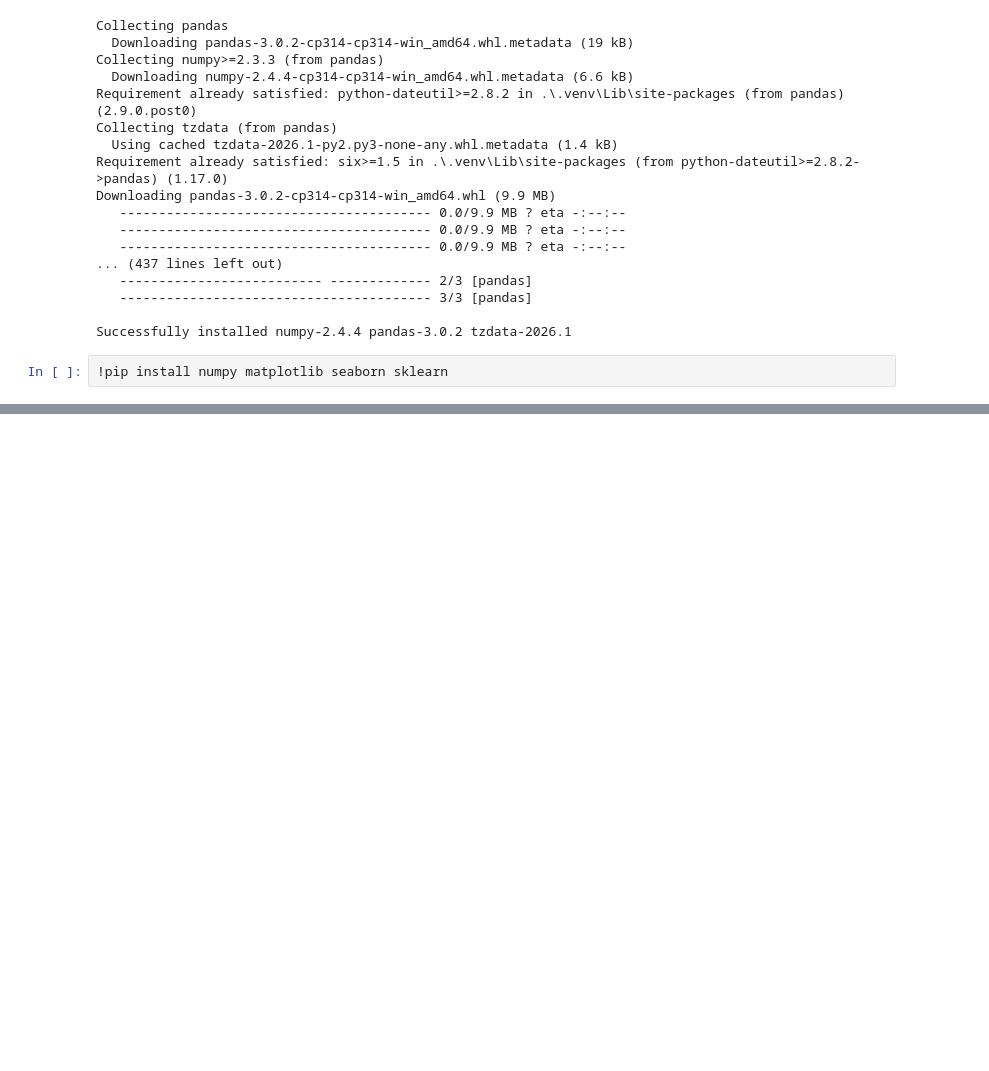
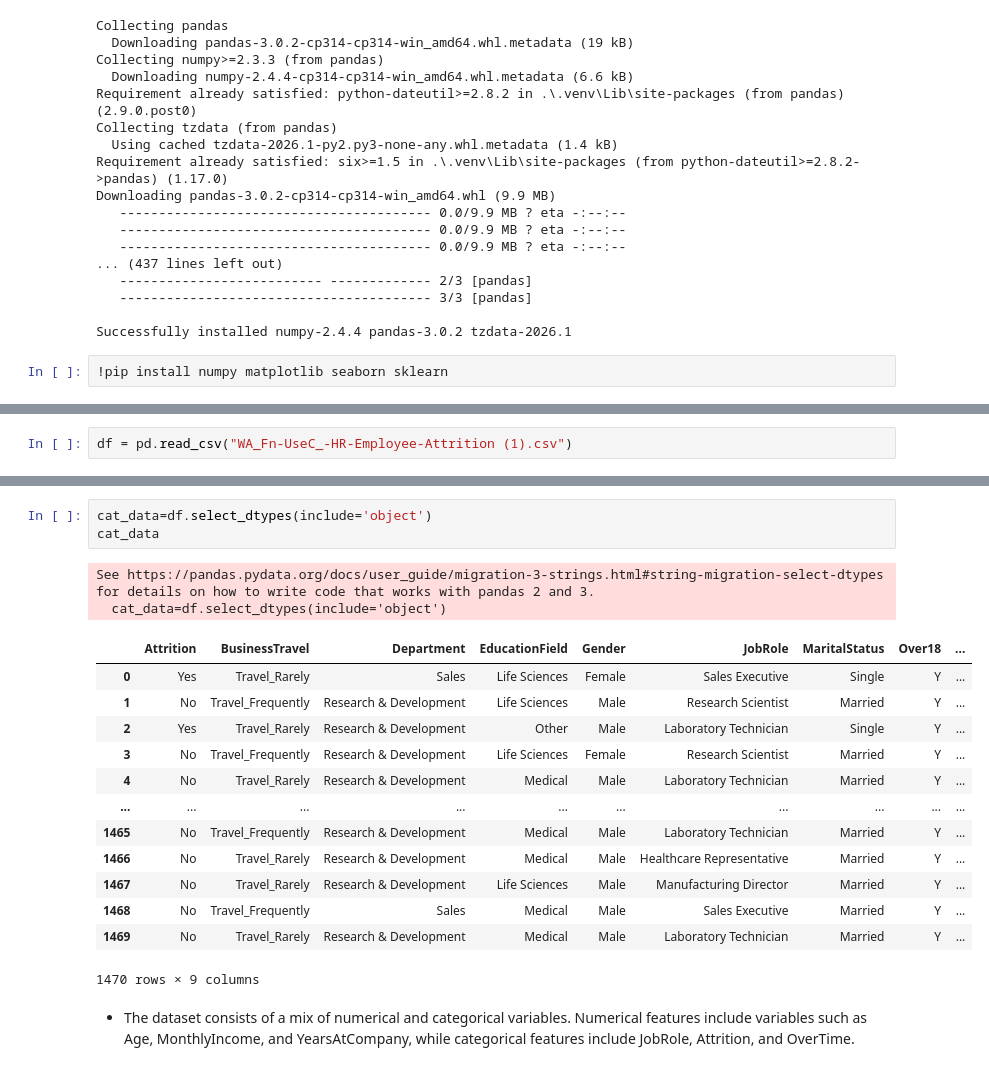
Before and after one commit to maria-kisakye/Machine-learning-project_based_exam-, a Jupyter notebook: group_3_proj.ipynb, the cells around one changed output, grey strips where cells are left out. Drawn from its saved outputs; the diff is of its cells as text; blank space fills up the shorter version.

```diff
--- a/group_3_proj.ipynb
+++ b/group_3_proj.ipynb
@@ -101,0 +100,2 @@ ModuleNotFoundError: No module named 'matplotlib'
+# %%
+df = pd.read_csv("WA_Fn-UseC_-HR-Employee-Attrition (1).csv")
@@ -101,0 +145,21 @@ ModuleNotFoundError: No module named 'matplotlib'
+# %%
+cat_data=df.select_dtypes(include='object')
+cat_data
+# %% [output]
+See https://pandas.pydata.org/docs/user_guide/migration-3-strings.html#string-migration-select-dtypes for details on how to write code that works with pandas 2 and 3.
+  cat_data=df.select_dtypes(include='object')
+|  | Attrition | BusinessTravel | Department | EducationField | Gender | JobRole | MaritalStatus | Over18 | ... |
+| 0 | Yes | Travel_Rarely | Sales | Life Sciences | Female | Sales Executive | Single | Y | ... |
+| 1 | No | Travel_Frequently | Research & Development | Life Sciences | Male | Research Scientist | Married | Y | ... |
+| 2 | Yes | Travel_Rarely | Research & Development | Other | Male | Laboratory Technician | Single | Y | ... |
+| 3 | No | Travel_Frequently | Research & Development | Life Sciences | Female | Research Scientist | Married | Y | ... |
+| 4 | No | Travel_Rarely | Research & Development | Medical | Male | Laboratory Technician | Married | Y | ... |
+| ... | ... | ... | ... | ... | ... | ... | ... | ... | ... |
+| 1465 | No | Travel_Frequently | Research & Development | Medical | Male | Laboratory Technician | Married | Y | ... |
+| 1466 | No | Travel_Rarely | Research & Development | Medical | Male | Healthcare Representative | Married | Y | ... |
+| 1467 | No | Travel_Rarely | Research & Development | Life Sciences | Male | Manufacturing Director | Married | Y | ... |
+| 1468 | No | Travel_Frequently | Sales | Medical | Male | Sales Executive | Married | Y | ... |
+| 1469 | No | Travel_Rarely | Research & Development | Medical | Male | Laboratory Technician | Married | Y | ... |
+1470 rows × 9 columns
+# %% [markdown]
+- The dataset consists of a mix of numerical and categorical variables. Numerical features include variables such as Age, MonthlyIncome, and YearsAtCompany, while categorical features include JobRole, Attrition, and OverTime.
```
Also changed, not shown: parts of 9 cells of this notebook, 1 other file.
